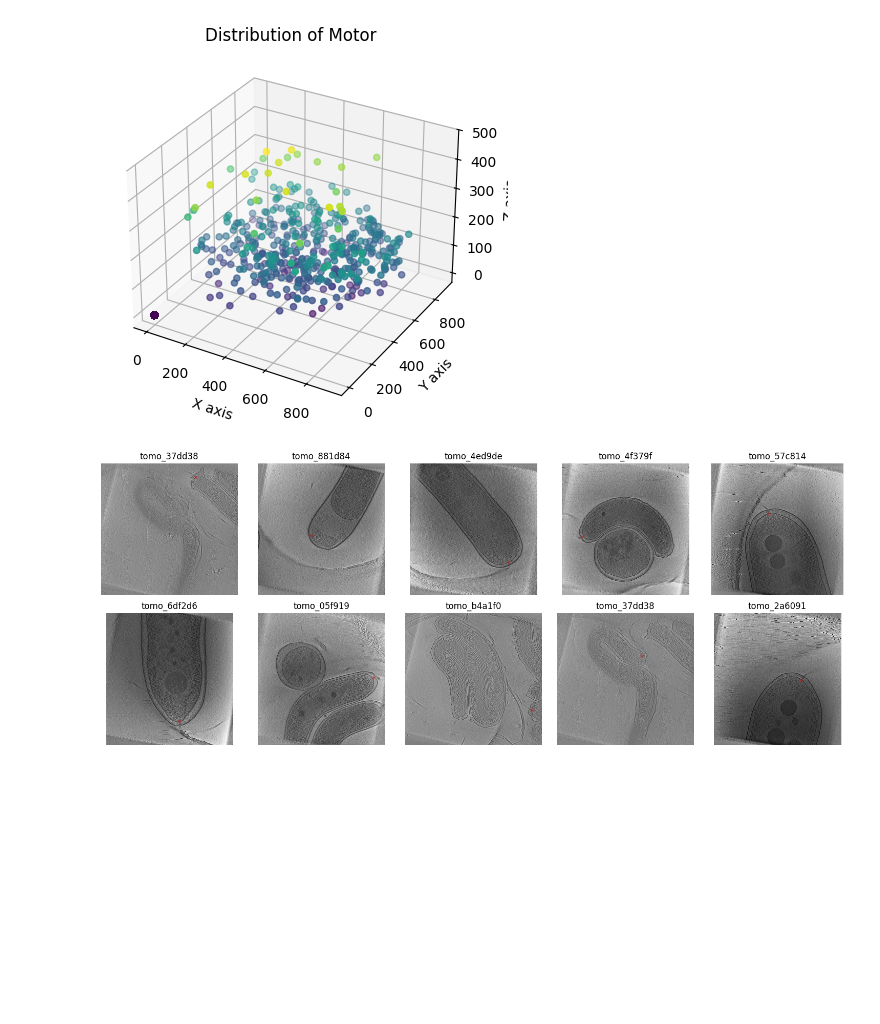
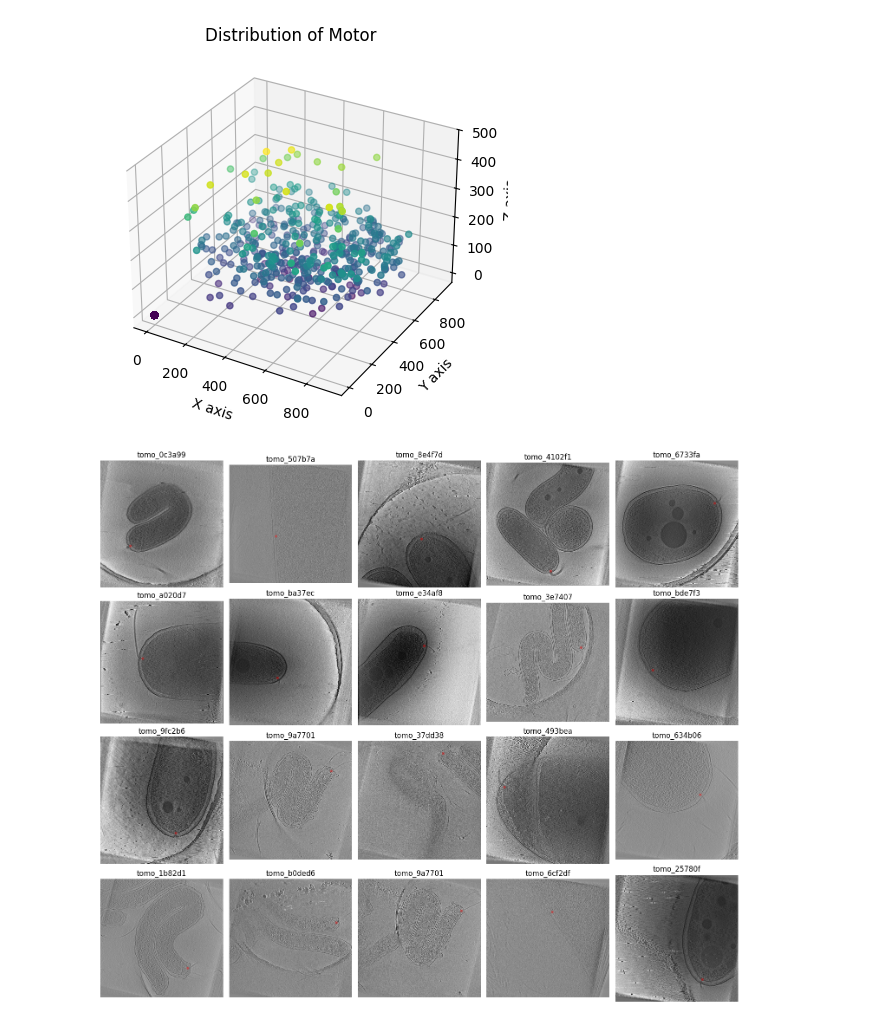
Before and after one commit to pranavdhawann/Final-Project-Group2, a Jupyter notebook: Code/DataViz/starter.ipynb, the cells around one changed output. Saved outputs shown, nothing was run; the diff lists cells and outputs as text; code cells hidden in the pictures; blank space fills up the shorter version.

Commit message:
Trivial Update : starter.ipynb -m increased # of images

```diff
--- a/Code/DataViz/starter.ipynb
+++ b/Code/DataViz/starter.ipynb
@@ -111,29 +111,30 @@ plt.show()
 [figure]
 # %%
 import random
-random_sample_df = train_labels[train_labels["Motor axis 0"]!= -1].sample(n=10)
+random_sample_df = train_labels[train_labels["Motor axis 0"]!= -1].sample(n=20)
 
-fig, axes = plt.subplots(2,5, figsize=(15, 6))
+fig, axes = plt.subplots(4,5, figsize=(15, 13))
 for i, ax in enumerate(axes.flat):
     random_sample = random_sample_df.iloc[i]
     img_pth = data_path+"/train/"+random_sample["tomo_id"]+"/slice_"+str(int(random_sample["Motor axis 0"])).zfill(4)+".jpg"
     img = cv2.imread(img_pth)
     all_motors = train_labels[(train_labels["tomo_id"] == random_sample["tomo_id"]) &  (train_labels["Motor axis 0"] ==random_sample["Motor axis 0"])]
     overlay = img.copy()
     for _, motor in all_motors.iterrows():
         point_position = (int(motor["Motor axis 2"]), int(motor["Motor axis 1"]))
         point_color = (0, 0, 255)
         radius = 10
         alpha = 0.4
         overlay = img.copy()
         cv2.circle(overlay, point_position, radius, point_color, -1)
         img = cv2.addWeighted(overlay, alpha, img, 1 - alpha, 0)
 
     image_rgb = cv2.cvtColor(img, cv2.COLOR_BGR2RGB)
     ax.imshow(image_rgb)
     ax.set_title(random_sample["tomo_id"], loc='center')
     ax.axis('off')
 plt.tight_layout()
+plt.subplots_adjust(wspace=0.05, hspace=0.07)
 plt.show()
 # %% [output]
-[figure, old version]
+[figure, new version]
```
